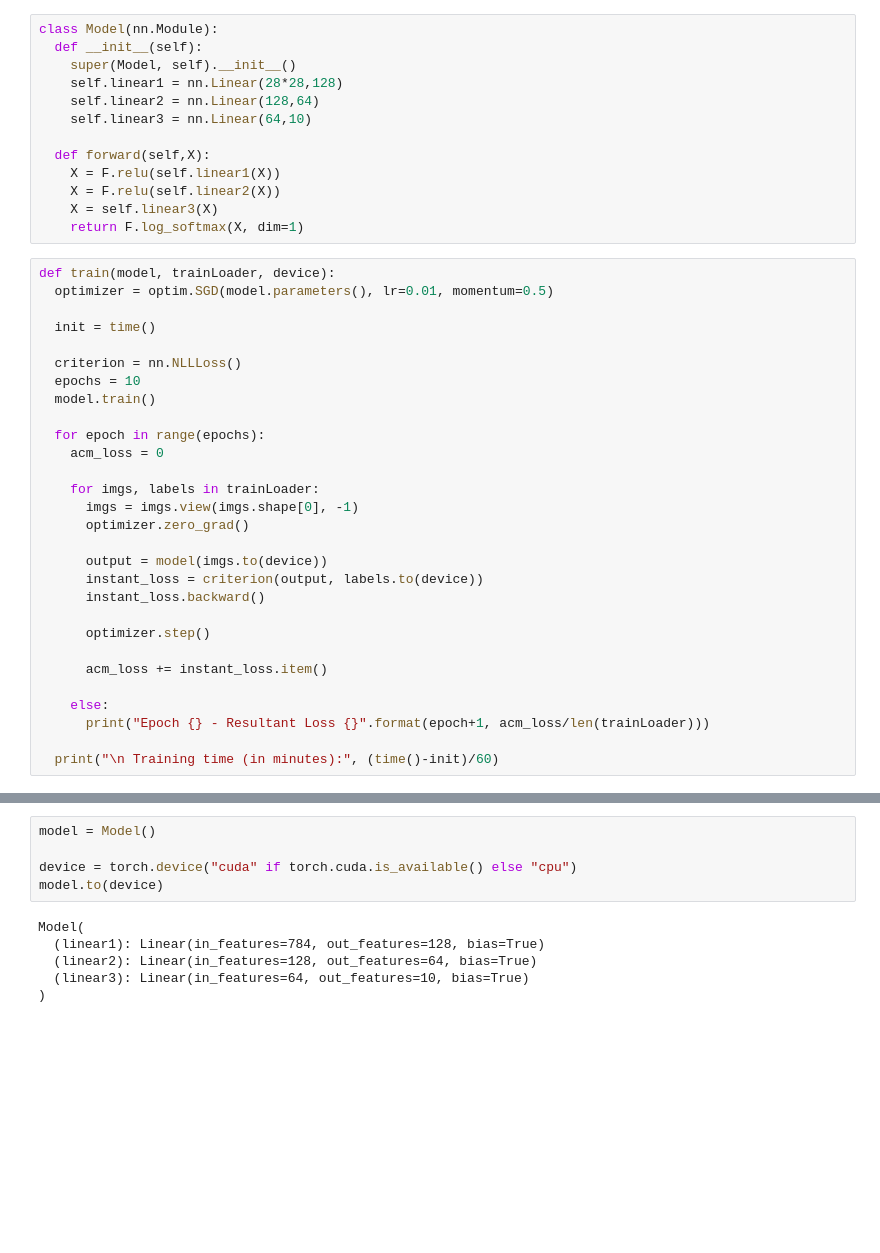
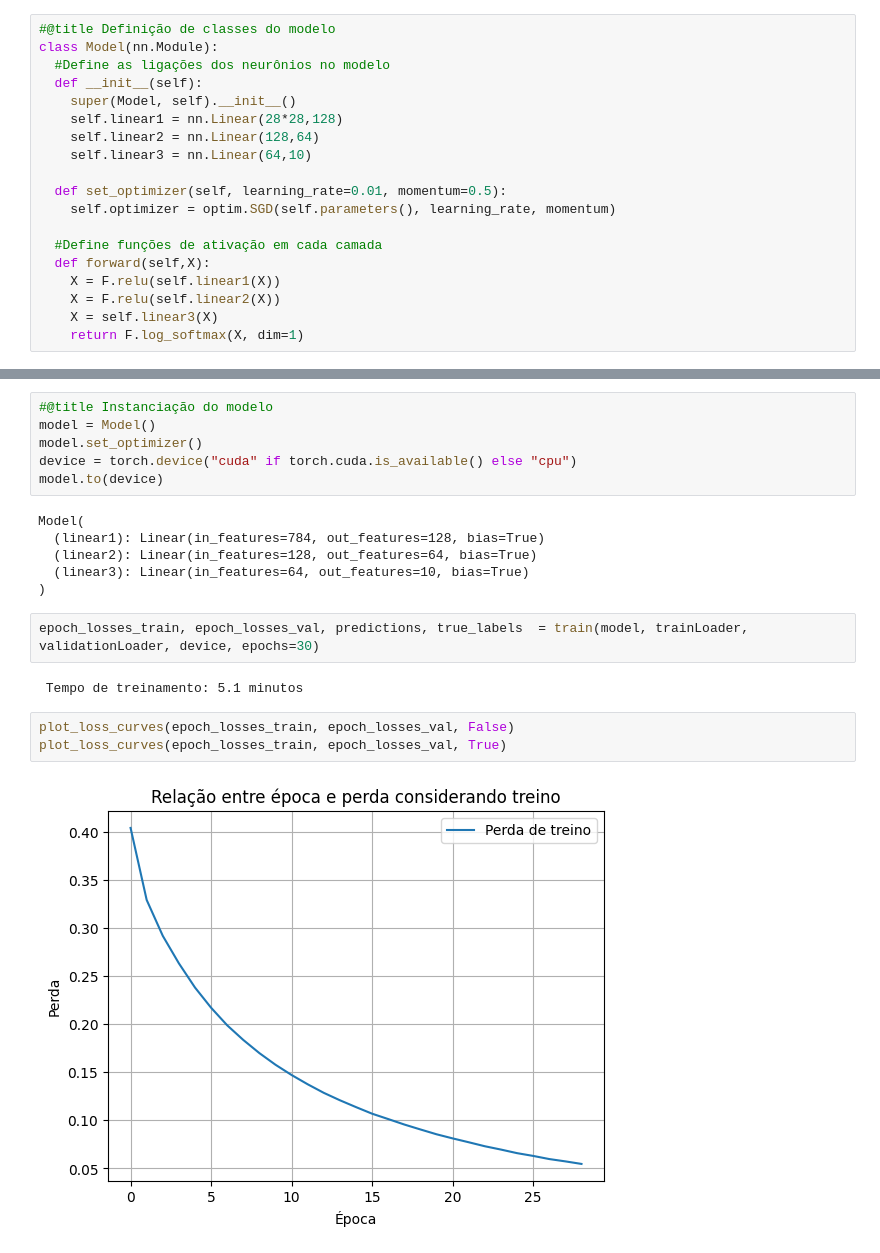
Before and after one commit to GusSampaio/ANN_MNIST, a Jupyter notebook: ann_MNIST.ipynb, the cells around one changed output, grey strips where cells are left out. Drawn from its saved outputs; the diff is of its cells as text; blank space fills up the shorter version.

```diff
--- a/ann_MNIST.ipynb
+++ b/ann_MNIST.ipynb
@@ -50,42 +163,19 @@ Shape da imagem: torch.Size([1, 28, 28])
 # %%
+#@title Definição de classes do modelo
 class Model(nn.Module):
+  #Define as ligações dos neurônios no modelo
   def __init__(self):
     super(Model, self).__init__()
     self.linear1 = nn.Linear(28*28,128)
     self.linear2 = nn.Linear(128,64)
     self.linear3 = nn.Linear(64,10)
 
+  def set_optimizer(self, learning_rate=0.01, momentum=0.5):
+    self.optimizer = optim.SGD(self.parameters(), learning_rate, momentum)
+
+  #Define funções de ativação em cada camada
   def forward(self,X):
     X = F.relu(self.linear1(X))
     X = F.relu(self.linear2(X))
     X = self.linear3(X)
     return F.log_softmax(X, dim=1)
-# %%
-def train(model, trainLoader, device):
-  optimizer = optim.SGD(model.parameters(), lr=0.01, momentum=0.5)
-
-  init = time()
-
-  criterion = nn.NLLLoss()
-  epochs = 10
-  model.train()
-
-  for epoch in range(epochs):
-    acm_loss = 0
-
-    for imgs, labels in trainLoader:
-      imgs = imgs.view(imgs.shape[0], -1)
-      optimizer.zero_grad()
-
-      output = model(imgs.to(device))
-      instant_loss = criterion(output, labels.to(device))
-      instant_loss.backward()
-
-      optimizer.step()
-
-      acm_loss += instant_loss.item()
-
-    else:
-      print("Epoch {} - Resultant Loss {}".format(epoch+1, acm_loss/len(trainLoader)))
-
-  print("\n Training time (in minutes):", (time()-init)/60)
@@ -112,8 +266,9 @@ def validate(modelo, valLoader, device):
   print("All tested images:", all_answer)
   print("Model accuracy: {}%".format(right_answer*100/all_answer))
 # %%
+#@title Instanciação do modelo
 model = Model()
-
+model.set_optimizer()
 device = torch.device("cuda" if torch.cuda.is_available() else "cpu")
 model.to(device)
 # %% [output]
@@ -122,3 +277,12 @@ Model(
   (linear2): Linear(in_features=128, out_features=64, bias=True)
   (linear3): Linear(in_features=64, out_features=10, bias=True)
 )
+# %%
+epoch_losses_train, epoch_losses_val, predictions, true_labels  = train(model, trainLoader, validationLoader, device, epochs=30)
+# %% [output]
+ Tempo de treinamento: 5.1 minutos
+# %%
+plot_loss_curves(epoch_losses_train, epoch_losses_val, False)
+plot_loss_curves(epoch_losses_train, epoch_losses_val, True)
+# %% [output]
+[figure, added]
```
Also changed, not shown: parts of 12 cells of this notebook.
